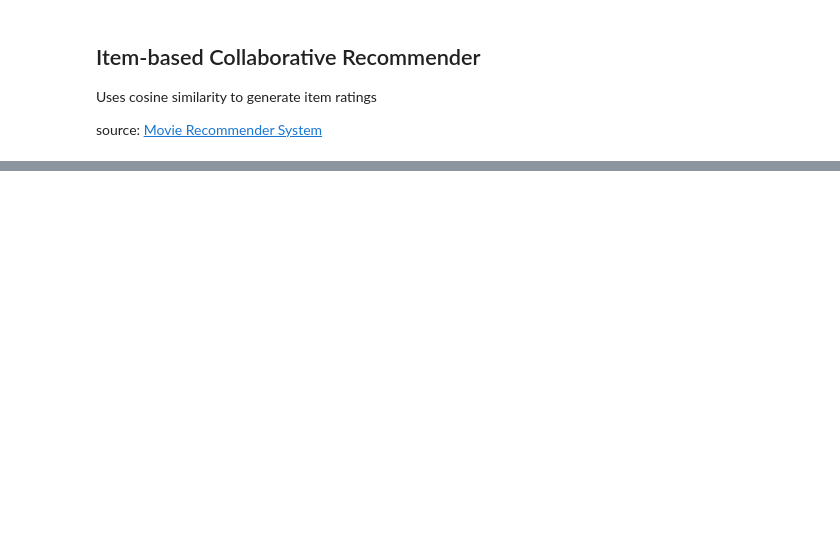
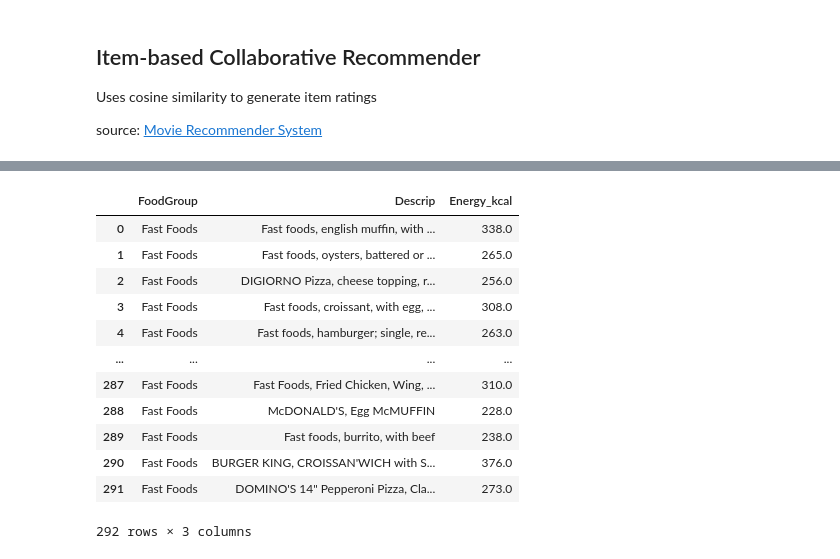
Before and after one commit to rjPajaro/Pattern-Recognition-Projects, a Jupyter notebook: diet_recognition_system/A1_G6.ipynb, the cells around one changed output, grey strips where cells are left out. Saved outputs shown, nothing was run; the diff lists cells and outputs as text; code cells hidden in the pictures; blank space fills up the shorter version.

Commit message:
diet_recog_sys: Grabbing User Input

```diff
--- a/diet_recognition_system/A1_G6.ipynb
+++ b/diet_recognition_system/A1_G6.ipynb
@@ -216,0 +226,21 @@ Here's a list of recommended food based on the calorie intake you need per 100g
+# %%
+fg_input = input('Choose a Food Group: ')
+food_choices = df.loc[df['FoodGroup'] == fg_input]
+food_choices = food_choices.loc[:,'FoodGroup':'Energy_kcal']
+# %%
+food_choices = food_choices.reset_index(drop=True)
+food_choices
+# %% [output]
+|  | FoodGroup | Descrip | Energy_kcal |
+| 0 | Fast Foods | Fast foods, english muffin, with ... | 338.0 |
+| 1 | Fast Foods | Fast foods, oysters, battered or ... | 265.0 |
+| 2 | Fast Foods | DIGIORNO Pizza, cheese topping, r... | 256.0 |
+| 3 | Fast Foods | Fast foods, croissant, with egg, ... | 308.0 |
+| 4 | Fast Foods | Fast foods, hamburger; single, re... | 263.0 |
+| ... | ... | ... | ... |
+| 287 | Fast Foods | Fast Foods, Fried Chicken, Wing, ... | 310.0 |
+| 288 | Fast Foods | McDONALD'S, Egg McMUFFIN | 228.0 |
+| 289 | Fast Foods | Fast foods, burrito, with beef | 238.0 |
+| 290 | Fast Foods | BURGER KING, CROISSAN'WICH with S... | 376.0 |
+| 291 | Fast Foods | DOMINO'S 14" Pepperoni Pizza, Cla... | 273.0 |
+292 rows × 3 columns
```
Also changed, not shown: parts of 9 cells of this notebook.
